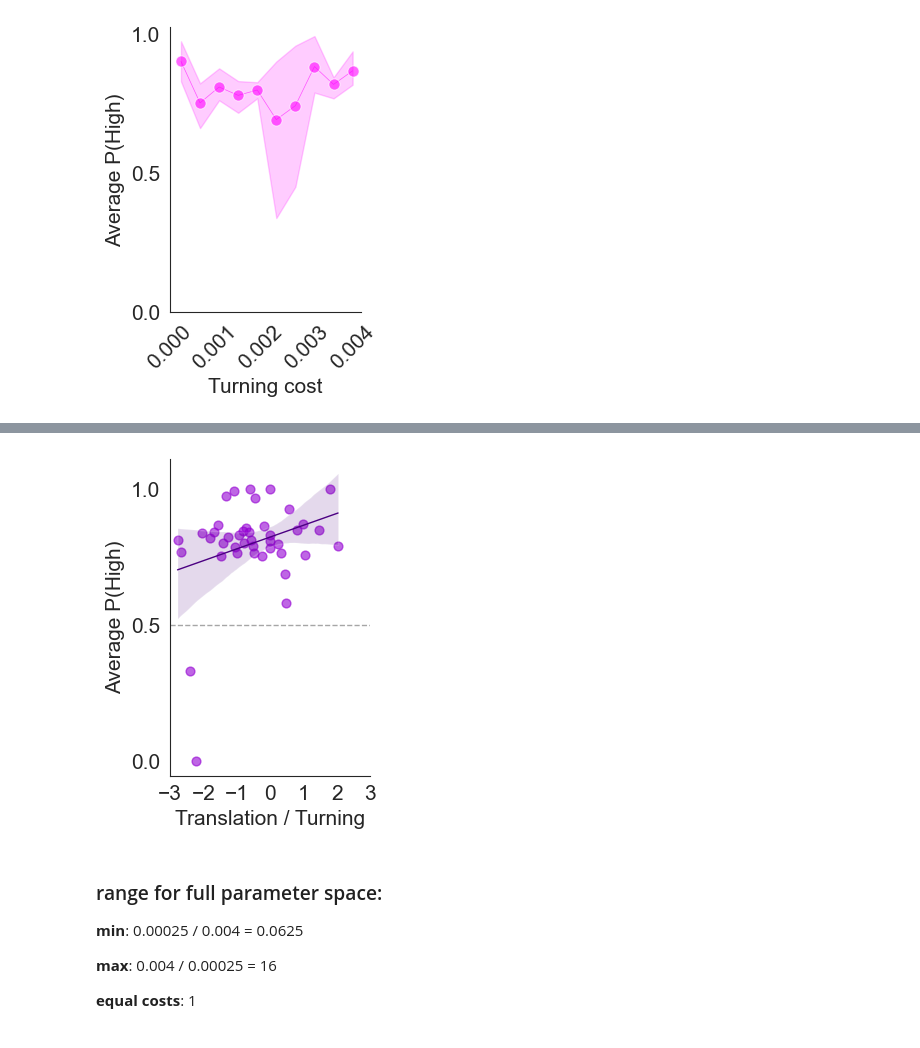
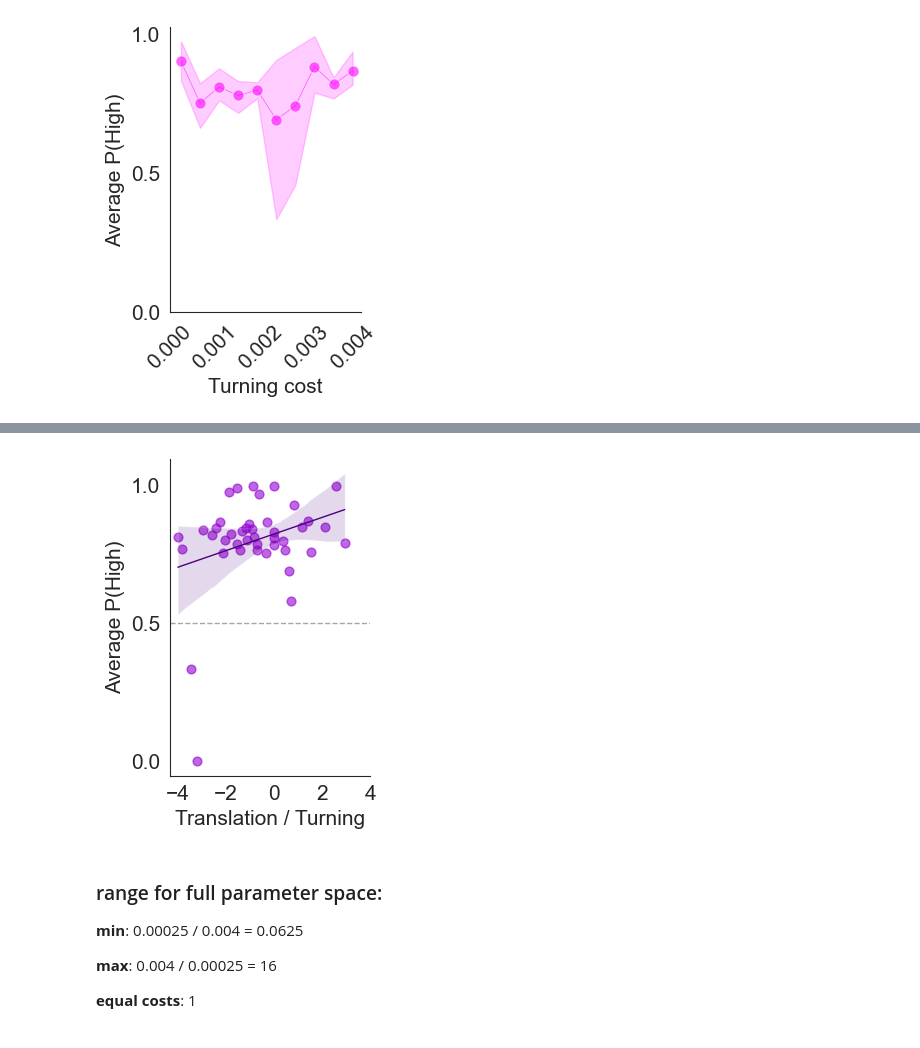
Before and after one commit to tomhagley6/octagon_analysis, a Jupyter notebook: agent_analysis/notebooks/split_cost_agents_high_choices_and_trajectories.ipynb, the cells around one changed output, grey strips where cells are left out. Cells and saved outputs as stored; diff of their text form; code cells hidden in the pictures.

```diff
--- a/agent_analysis/notebooks/split_cost_agents_high_choices_and_trajectories.ipynb
+++ b/agent_analysis/notebooks/split_cost_agents_high_choices_and_trajectories.ipynb
@@ -94,0 +93,8 @@ No YAML file in excluded
+# %%
+thetas = np.asarray(thetas)
+
+translation_costs = thetas[:, 0]
+turning_costs = thetas[:, 1]
+
+ratios = translation_costs / turning_costs
+log_ratios = np.log2(ratios)
@@ -105,7 +123,7 @@ sorted_trials = sorted(
 import matplotlib.pyplot as plt
 
 num_lists = len(dfs_cropped)
-num_cols = 3
+num_cols = 15
 num_rows = (num_lists + num_cols - 1) // num_cols
 fig, axes = plt.subplots(num_rows, num_cols, figsize=(5*num_cols, 5*num_rows))
 
@@ -347,7 +365,7 @@ sorted_sessions = sorted(
 )
 # %%
 num_sessions = len(analysis_results)
-num_cols = 3
+num_cols = 15
 num_rows = (num_sessions + num_cols - 1) // num_cols  # ceiling division
 fig, axes = plt.subplots(num_rows, num_cols, figsize=(3*num_cols, 4*num_rows))
 
@@ -492,4 +510,4 @@ plt.show()
 # %% [output]
 [figure]
 # %%
-log_ratios = np.log(ratios)
+log_ratios = np.log2(ratios)
@@ -496,27 +526,27 @@ log_ratios = np.log(ratios)
 # %%
 plt.figure(figsize=(3, 4))
 
 sns.regplot(
     x=log_ratios,
     y=avg_p_high_list,
     scatter_kws={"color": "darkviolet", "s": 40, "alpha": 0.6},
     line_kws={"color": "indigo", "linewidth": 1},
     ci=95,
 )
 
 plt.axhline(0.5, color='grey', linestyle='--', linewidth=1, alpha=0.7)
 
-plt.xticks(np.arange(-3, 3 + 0.1, 1), fontsize=15)
+plt.xticks(np.arange(-4, 4 + 0.1, 2), fontsize=15)
 plt.yticks(np.arange(0, 1.1, 0.5), fontsize=15)
 
 plt.xlabel("Translation / Turning", fontsize=15)
 plt.ylabel("Average P(High)", fontsize=15)
 
 sns.despine()
 plt.tight_layout()
 plt.show()
 # %% [output]
-[figure, old version]
+[figure, new version]
 # %% [markdown]
 ### range for full parameter space:
 
```
Also changed, not shown: parts of 10 cells of this notebook, 6 other files.
